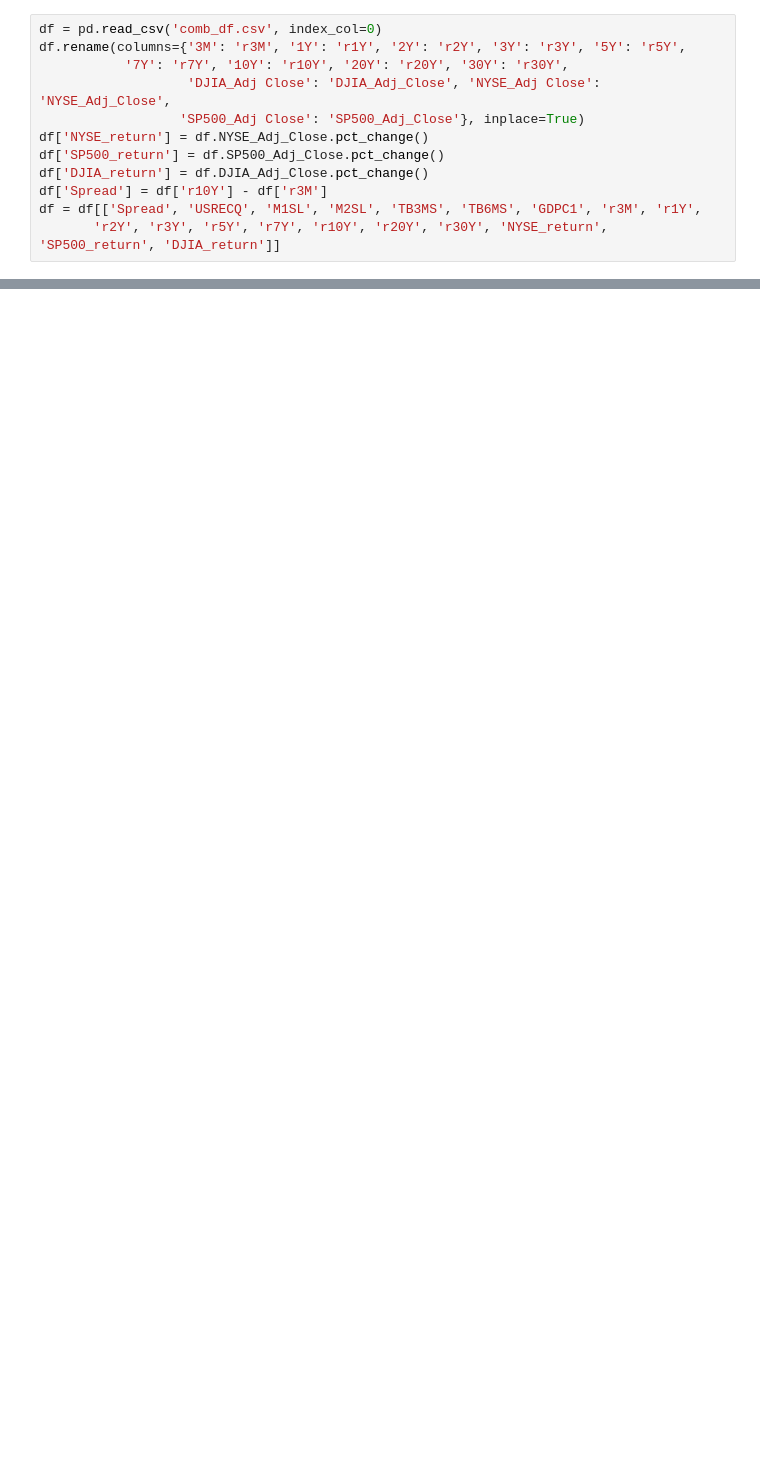
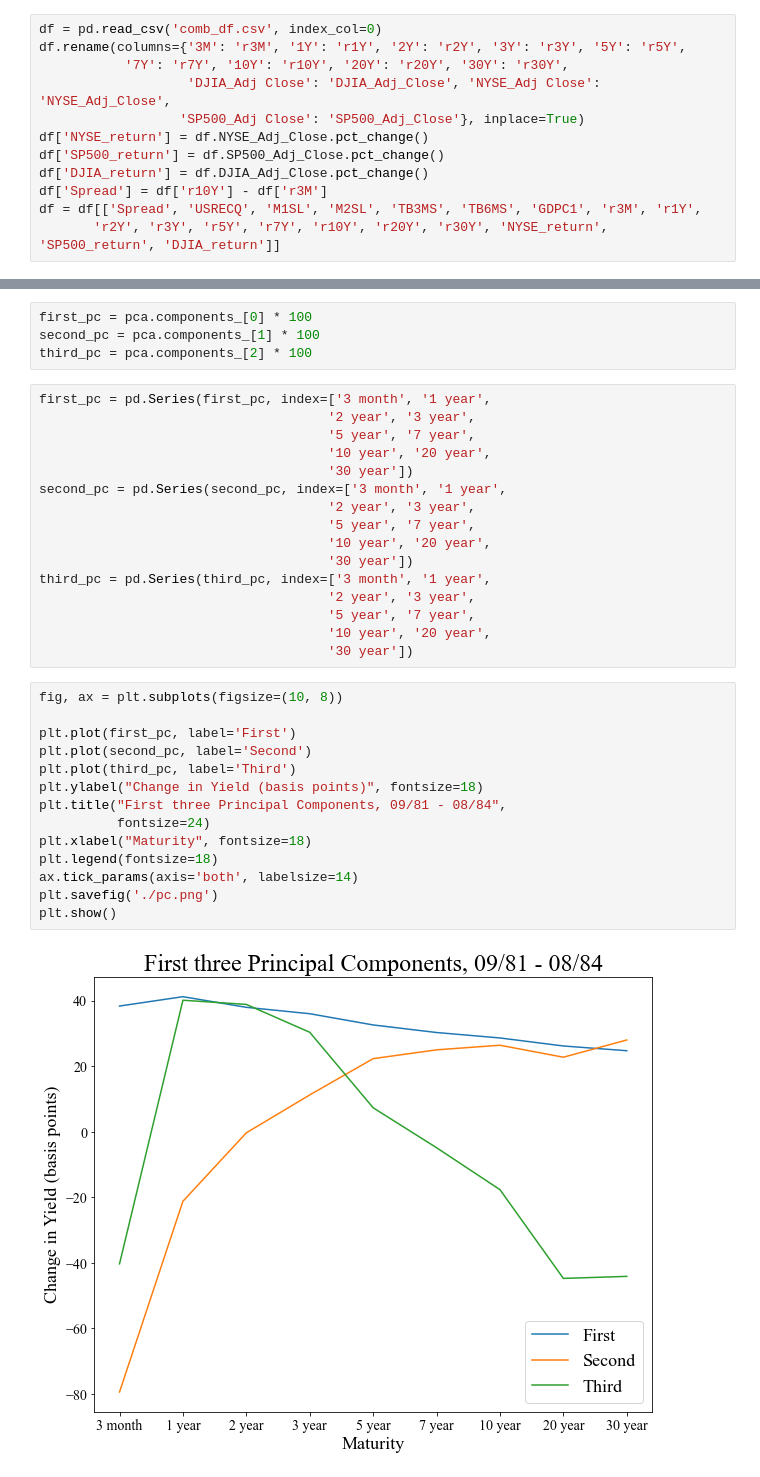
Before and after one commit to Henrywcj/macro_econ, a Jupyter notebook: PCA.ipynb, the cells around one changed output, grey strips where cells are left out. Saved outputs shown, nothing was run; the diff lists cells and outputs as text; blank space fills up the shorter version.

```diff
--- a/PCA.ipynb
+++ b/PCA.ipynb
@@ -18,0 +31,36 @@ df = df[['Spread', 'USRECQ', 'M1SL', 'M2SL', 'TB3MS', 'TB6MS', 'GDPC1', 'r3M', '
+# %%
+first_pc = pca.components_[0] * 100
+second_pc = pca.components_[1] * 100
+third_pc = pca.components_[2] * 100
+# %%
+first_pc = pd.Series(first_pc, index=['3 month', '1 year',
+                                     '2 year', '3 year',
+                                     '5 year', '7 year',
+                                     '10 year', '20 year',
+                                     '30 year'])
+second_pc = pd.Series(second_pc, index=['3 month', '1 year',
+                                     '2 year', '3 year',
+                                     '5 year', '7 year',
+                                     '10 year', '20 year',
+                                     '30 year'])
+third_pc = pd.Series(third_pc, index=['3 month', '1 year',
+                                     '2 year', '3 year',
+                                     '5 year', '7 year',
+                                     '10 year', '20 year',
+                                     '30 year'])
+# %%
+fig, ax = plt.subplots(figsize=(10, 8))
+
+plt.plot(first_pc, label='First')
+plt.plot(second_pc, label='Second')
+plt.plot(third_pc, label='Third')
+plt.ylabel("Change in Yield (basis points)", fontsize=18)
+plt.title("First three Principal Components, 09/81 - 08/84",
+          fontsize=24)
+plt.xlabel("Maturity", fontsize=18)
+plt.legend(fontsize=18)
+ax.tick_params(axis='both', labelsize=14)
+plt.savefig('./pc.png')
+plt.show()
+# %% [output]
+[figure, added]
```
Also changed, not shown: parts of 37 cells of this notebook, 1 other file.
